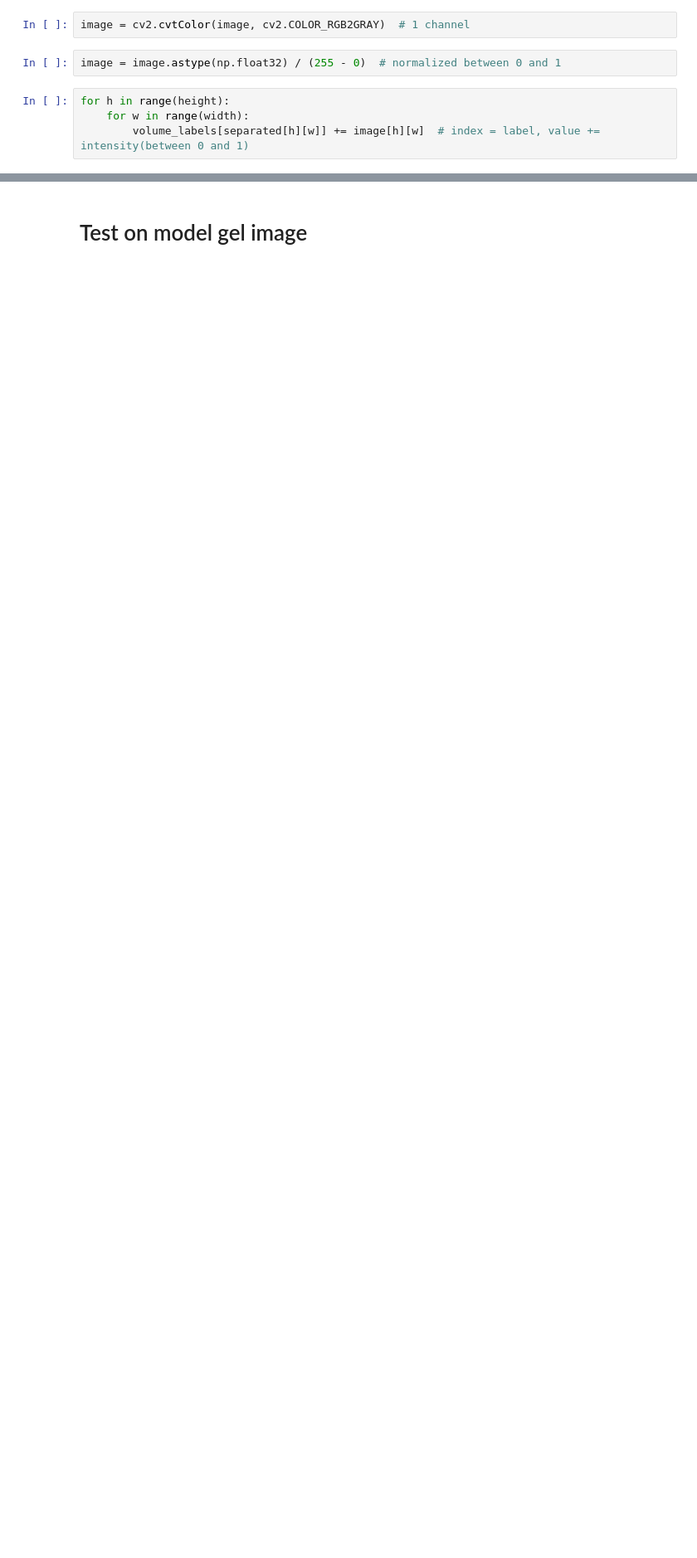
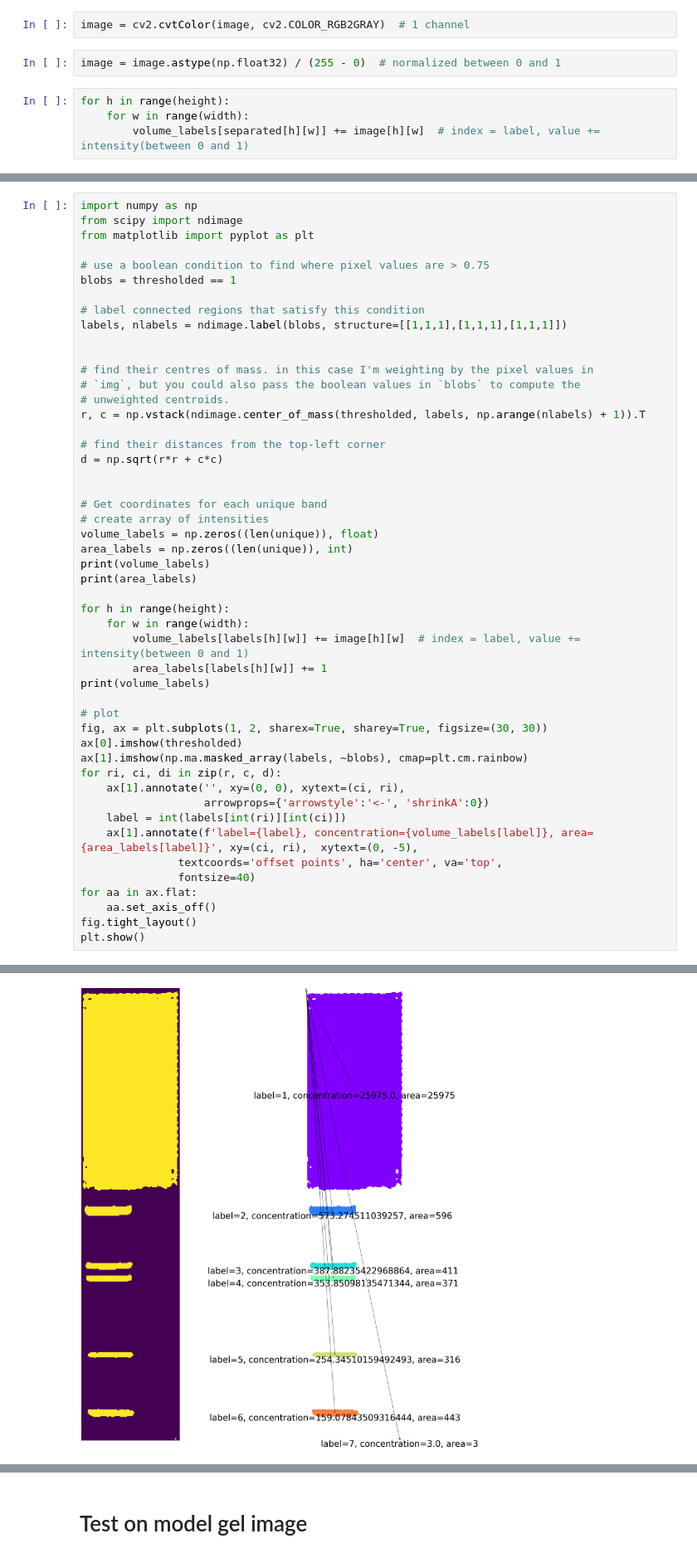
Before and after one commit to mattaq31/GelGenie, a Jupyter notebook: backend/segmentation/Mask_Prediction_Threshold_Wateshed.ipynb, the cells around one changed output, grey strips where cells are left out. Shown at 83% size. Cells and saved outputs as stored; diff of their text form; blank space fills up the shorter version.

```diff
--- a/backend/segmentation/Mask_Prediction_Threshold_Wateshed.ipynb
+++ b/backend/segmentation/Mask_Prediction_Threshold_Wateshed.ipynb
@@ -104,0 +94,50 @@ print(test_dict)
+# %%
+import numpy as np
+from scipy import ndimage
+from matplotlib import pyplot as plt
+
+# use a boolean condition to find where pixel values are > 0.75
+blobs = thresholded == 1
+
+# label connected regions that satisfy this condition
+labels, nlabels = ndimage.label(blobs, structure=[[1,1,1],[1,1,1],[1,1,1]])
+
+
+# find their centres of mass. in this case I'm weighting by the pixel values in
+# `img`, but you could also pass the boolean values in `blobs` to compute the
+# unweighted centroids.
+r, c = np.vstack(ndimage.center_of_mass(thresholded, labels, np.arange(nlabels) + 1)).T
+
+# find their distances from the top-left corner
+d = np.sqrt(r*r + c*c)
+
+
+# Get coordinates for each unique band
+# create array of intensities
+volume_labels = np.zeros((len(unique)), float)
+area_labels = np.zeros((len(unique)), int)
+print(volume_labels)
+print(area_labels)
+
+for h in range(height):
+    for w in range(width):
+        volume_labels[labels[h][w]] += image[h][w]  # index = label, value += intensity(between 0 and 1)
+        area_labels[labels[h][w]] += 1
+print(volume_labels)
+
+# plot
+fig, ax = plt.subplots(1, 2, sharex=True, sharey=True, figsize=(30, 30))
+ax[0].imshow(thresholded)
+ax[1].imshow(np.ma.masked_array(labels, ~blobs), cmap=plt.cm.rainbow)
+for ri, ci, di in zip(r, c, d):
+    ax[1].annotate('', xy=(0, 0), xytext=(ci, ri),
+                   arrowprops={'arrowstyle':'<-', 'shrinkA':0})
+    label = int(labels[int(ri)][int(ci)])
+    ax[1].annotate(f'label={label}, concentration={volume_labels[label]}, area={area_labels[label]}', xy=(ci, ri),  xytext=(0, -5),
+               textcoords='offset points', ha='center', va='top',
+               fontsize=40)
+for aa in ax.flat:
+    aa.set_axis_off()
+fig.tight_layout()
+plt.show()
+# %% [output]
@@ -104,0 +148 @@ print(test_dict)
+[figure, added]
```
Also changed, not shown: parts of 24 cells of this notebook, 6 other files.
